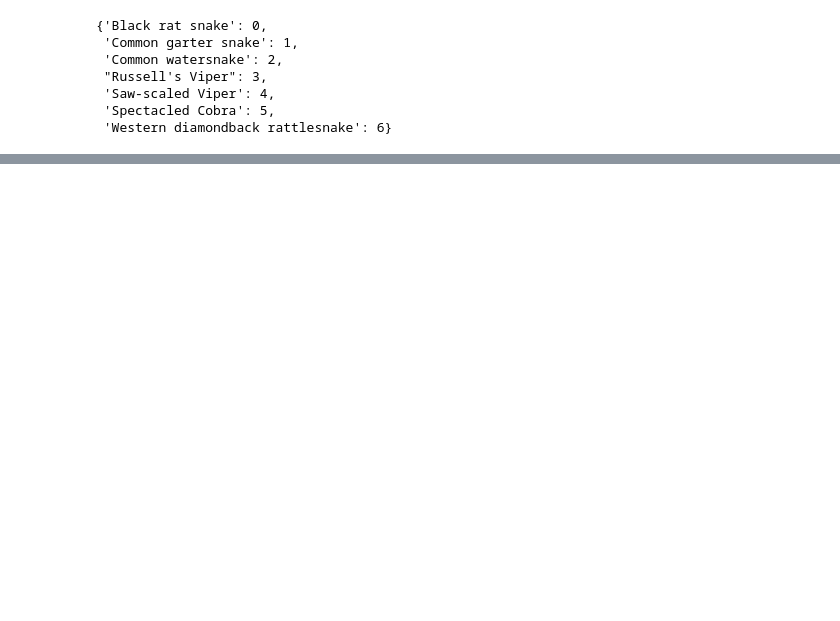
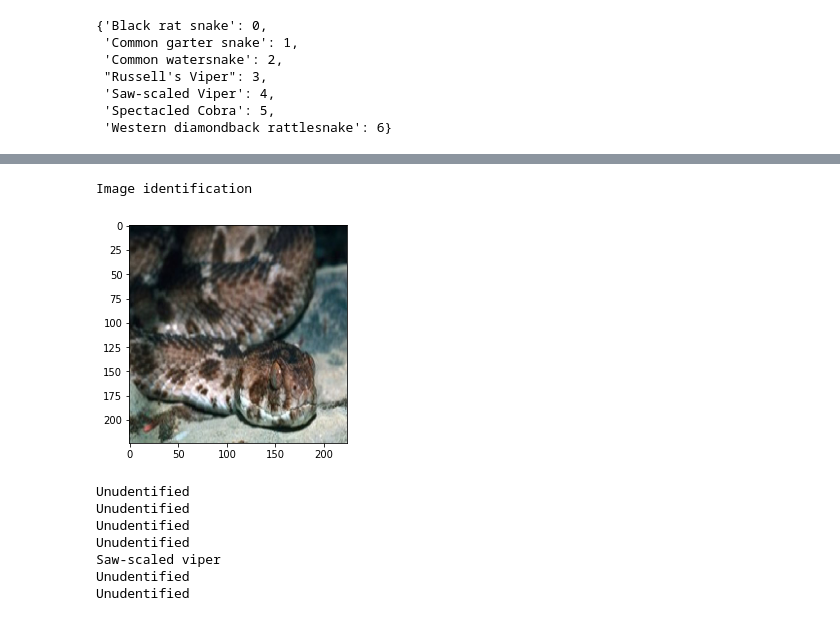
Before and after one commit to NethmiMohotti/CobraShot, a Jupyter notebook: DataScience/Training.ipynb, the cells around one changed output, grey strips where cells are left out. Saved outputs shown, nothing was run; the diff lists cells and outputs as text; code cells hidden in the pictures; blank space fills up the shorter version.

```diff
--- a/DataScience/Training.ipynb
+++ b/DataScience/Training.ipynb
@@ -153,3 +160,29 @@ plt.show()
+# %%
+print('Image identification')
+img = image.load_img('/content/drive/MyDrive/SDGP(Binary_Architects)23/Data Science/dataset/testing/Saw-scaled Viper/Saw-scaled (1).jpg', target_size=(224, 224))
+plt.imshow(img)
+plt.show()
+
+x =image.img_to_array(img)
+x = np.expand_dims(x,axis=0)
+images = np.vstack([x])
+pred = model.predict(images)
+prediction= pred[0]
+for k in range(7):
+    if prediction[k] == 1:
+      print('Saw-scaled viper')
+    else:
+      print('Unudentified')
+# %% [output]
+Image identification
+[figure, added]
+Unudentified
+Unudentified
+Unudentified
+Unudentified
+Saw-scaled viper
+Unudentified
+Unudentified
 # %%
 #create the model
 from tensorflow.keras.models import load_model
```
Also changed, not shown: parts of 16 cells of this notebook.
